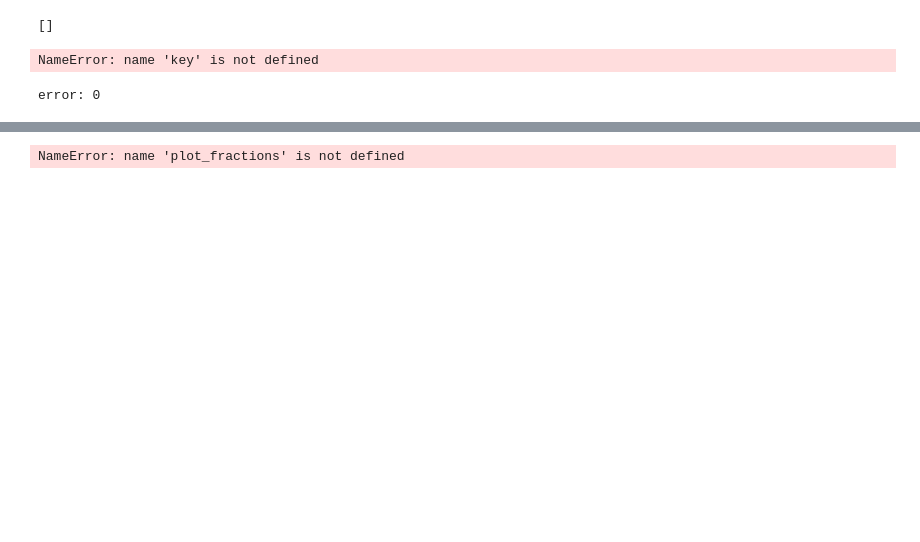
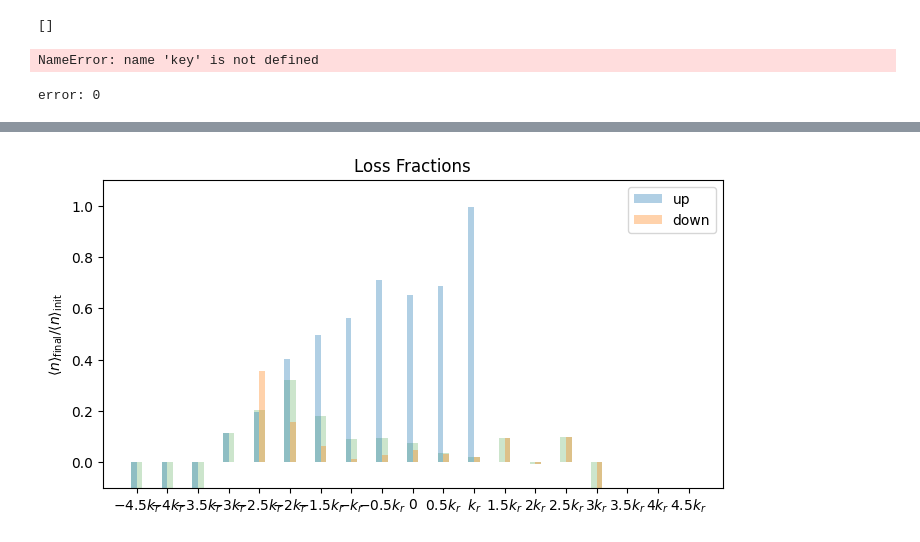
Before and after one commit to pco0511/yb-soc-two-body-loss, a Jupyter notebook: src/load_and_plot.ipynb, the cells around one changed output, grey strips where cells are left out. Drawn from its saved outputs; the diff is of its cells as text; code cells hidden in the pictures; blank space fills up the shorter version.

```diff
--- a/src/load_and_plot.ipynb
+++ b/src/load_and_plot.ipynb
@@ -349,10 +272,10 @@ Error:
 # %%
 plot_fractions(
     up_loss_frac,
     down_loss_frac,
     total_loss_frac,
     title="Loss Fractions",
-    tick_labels=k_tick_labels,
+    tick_labels=k_tick_labels_canon,
 )
 # %% [output]
-NameError: name 'plot_fractions' is not defined
+[figure, added]
```
Also changed, not shown: parts of 19 cells of this notebook.
